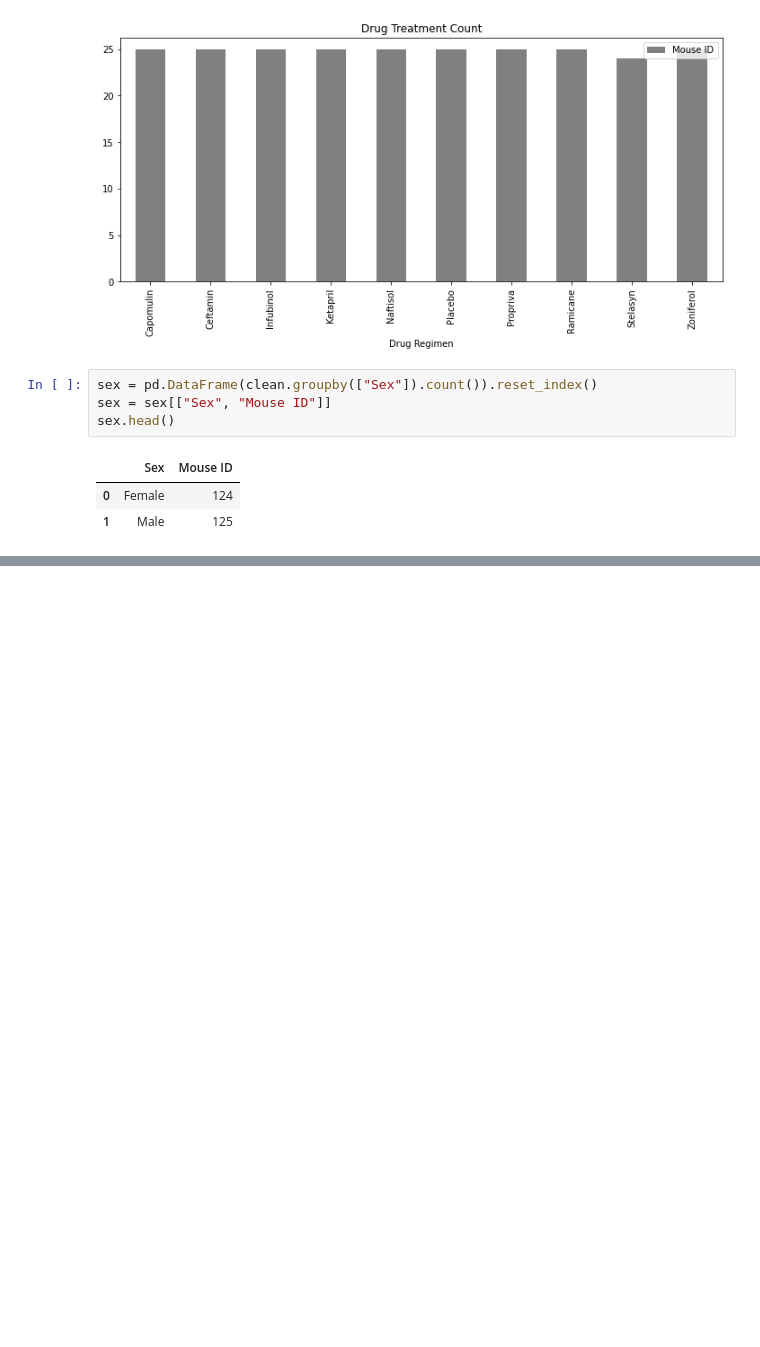
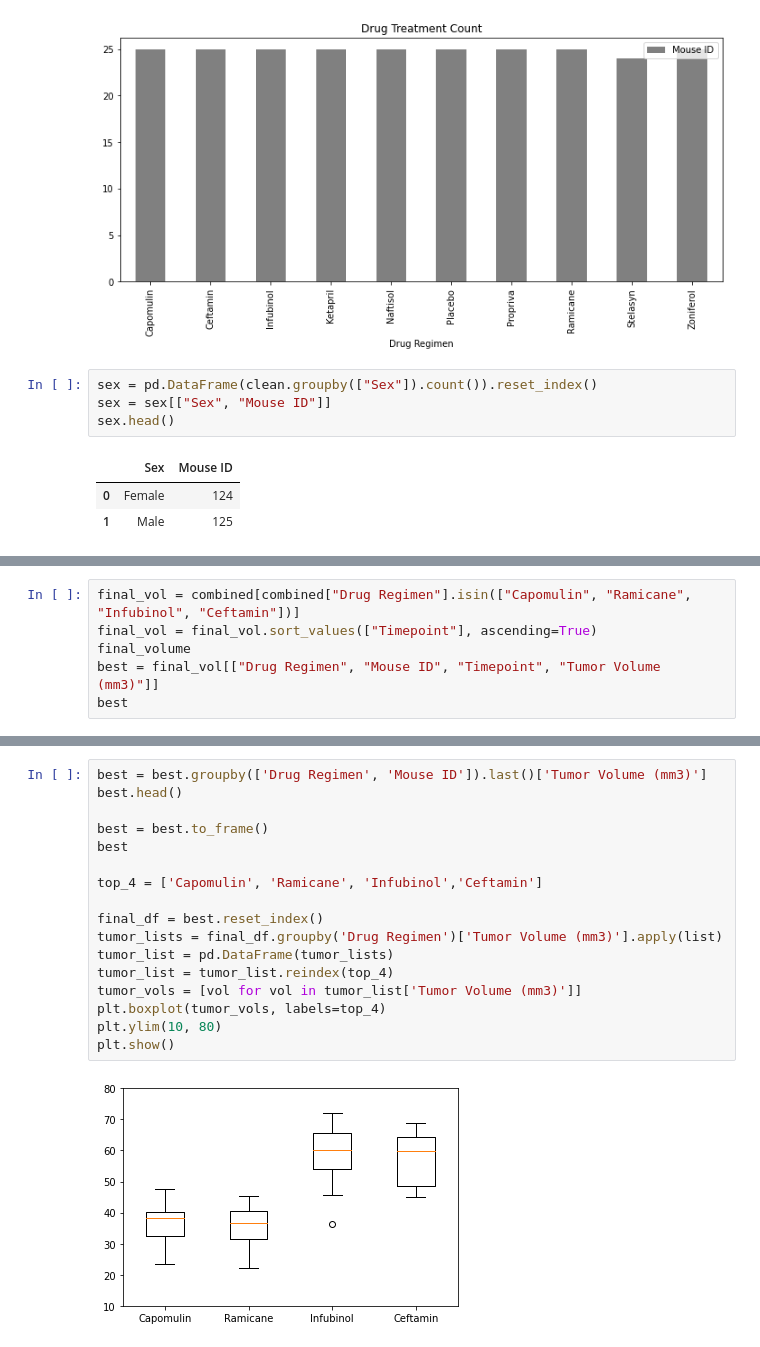
Before and after one commit to rouxshoux/The_Power_of_Plots, a Jupyter notebook: Untitled.ipynb, the cells around one changed output, grey strips where cells are left out. Cells and saved outputs as stored; diff of their text form; blank space fills up the shorter version.

```diff
--- a/Untitled.ipynb
+++ b/Untitled.ipynb
@@ -94,0 +95,6 @@ plt.show()
+# %%
+final_vol = combined[combined["Drug Regimen"].isin(["Capomulin", "Ramicane", "Infubinol", "Ceftamin"])]
+final_vol = final_vol.sort_values(["Timepoint"], ascending=True)
+final_volume
+best = final_vol[["Drug Regimen", "Mouse ID", "Timepoint", "Tumor Volume (mm3)"]]
+best
@@ -94,0 +115,19 @@ plt.show()
+# %%
+best = best.groupby(['Drug Regimen', 'Mouse ID']).last()['Tumor Volume (mm3)']
+best.head()
+
+best = best.to_frame()
+best
+
+top_4 = ['Capomulin', 'Ramicane', 'Infubinol','Ceftamin']
+
+final_df = best.reset_index()
+tumor_lists = final_df.groupby('Drug Regimen')['Tumor Volume (mm3)'].apply(list)
+tumor_list = pd.DataFrame(tumor_lists)
+tumor_list = tumor_list.reindex(top_4)
+tumor_vols = [vol for vol in tumor_list['Tumor Volume (mm3)']]
+plt.boxplot(tumor_vols, labels=top_4)
+plt.ylim(10, 80)
+plt.show()
+# %% [output]
+[figure, added]
```
Also changed, not shown: parts of 2 cells of this notebook.
